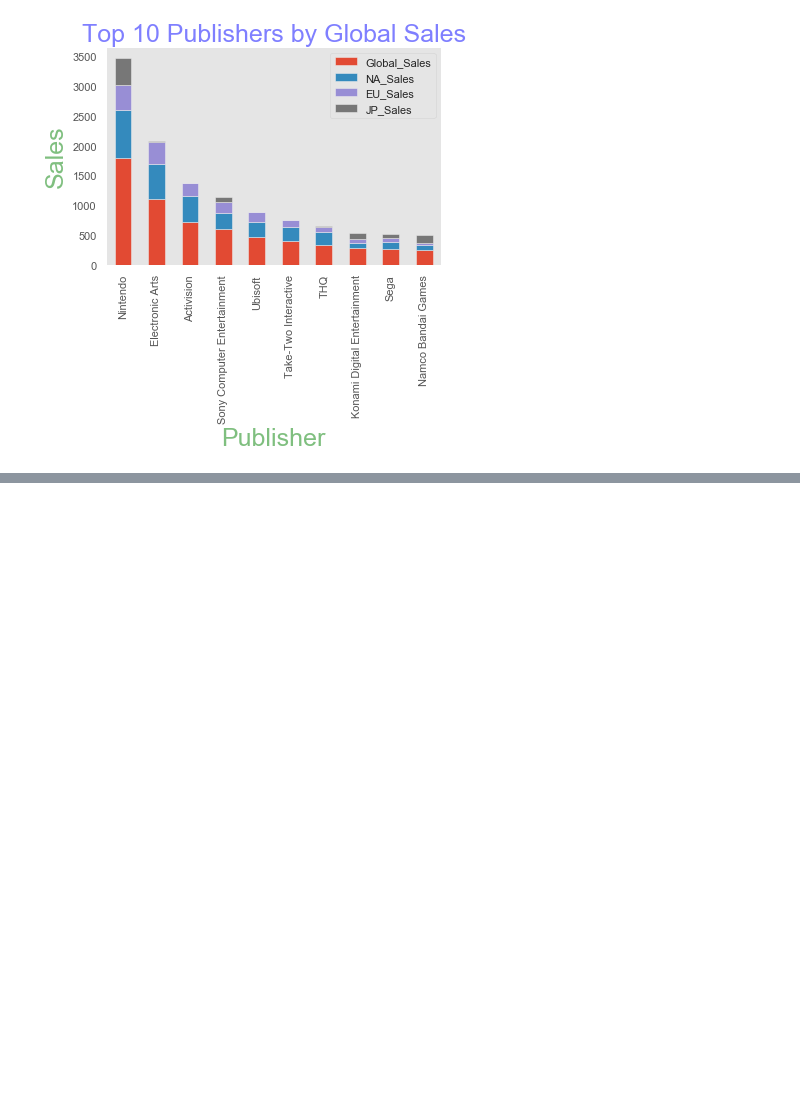
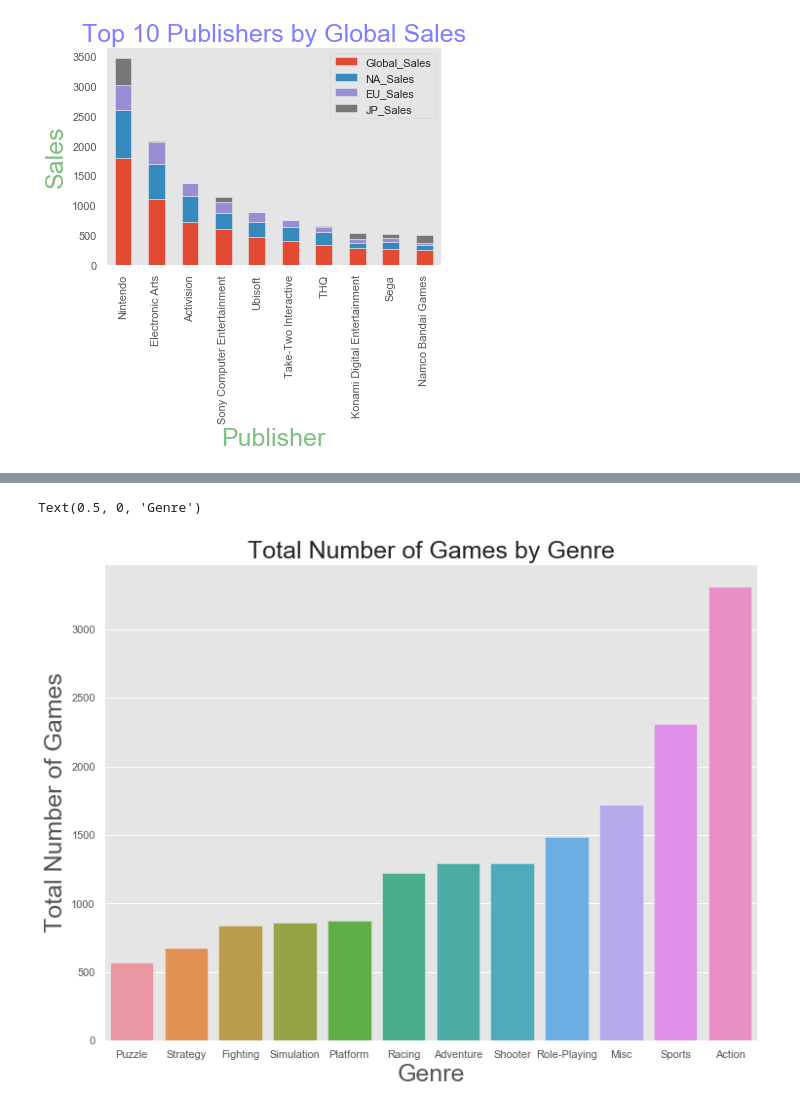
Before and after one commit to ankur-sri/ETL-project, a Jupyter notebook: Video_game_sale_data.ipynb, the cells around one changed output, grey strips where cells are left out. Cells and saved outputs as stored; diff of their text form; code cells hidden in the pictures; blank space fills up the shorter version.

```diff
--- a/Video_game_sale_data.ipynb
+++ b/Video_game_sale_data.ipynb
@@ -88,3 +83,7 @@ ax.set_ylabel('Sales', size=25, color='green', alpha=0.5)
 # %% [output]
 Text(0, 0.5, 'Sales')
 [figure]
+# %%
+games_by_genre = games.groupby('Genre').agg({'Genre':len})
+games_by_genre_df = games_by_genre.rename(columns={"Genre":"Number"}).sort_values(by='Number')
+games_by_genre_df
@@ -90,0 +105,9 @@ Text(0, 0.5, 'Sales')
+# %%
+plt.subplots(figsize=(12,9))
+ax = sns.barplot(x=games_by_genre_df.index, y=games_by_genre_df.Number)
+ax.set_title('Total Number of Games by Genre', size=25)
+ax.set_ylabel('Total Number of Games', size=25)
+ax.set_xlabel('Genre', size=25)
+# %% [output]
+Text(0.5, 0, 'Genre')
+[figure, added]
```
Also changed, not shown: parts of 7 cells of this notebook.
